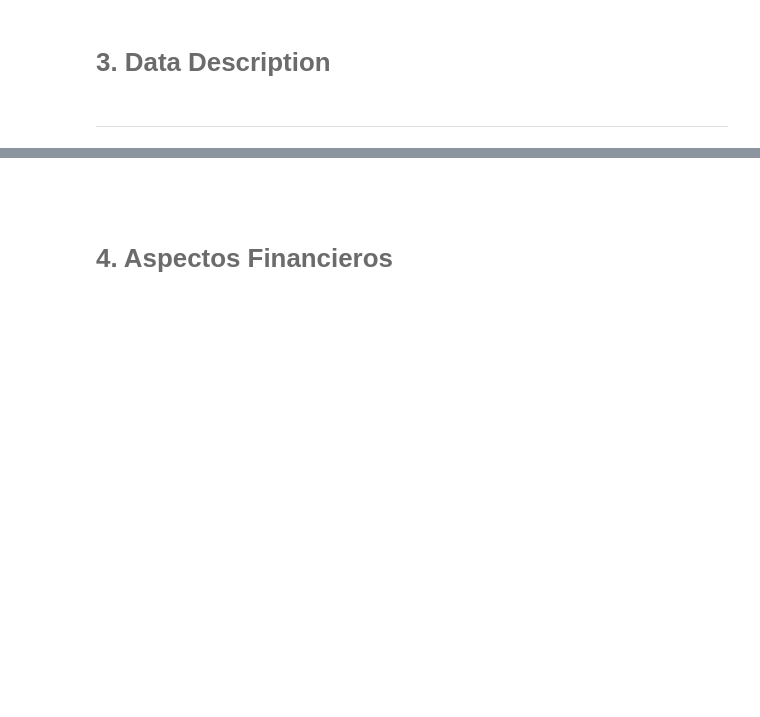
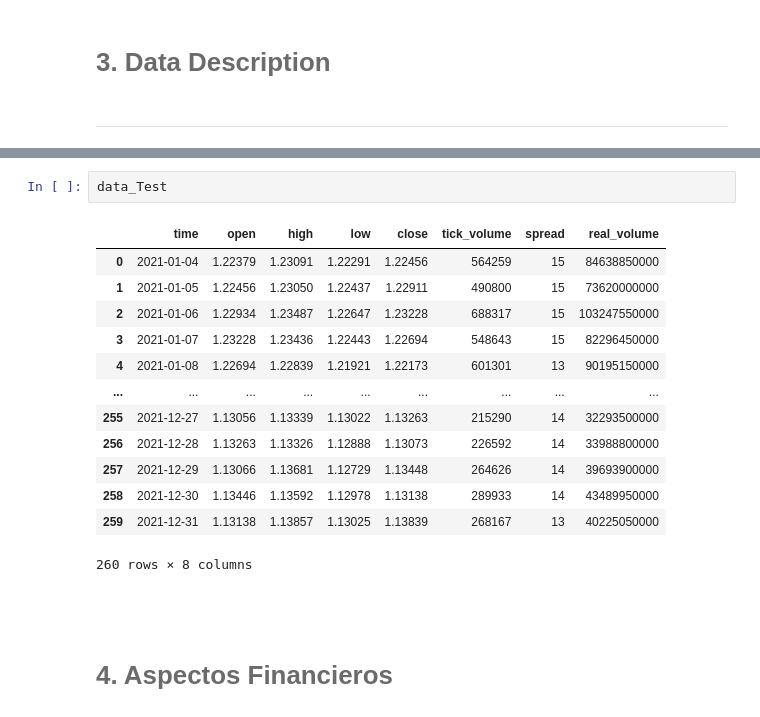
Before and after one commit to JP-GZ/Lab_5_MYST, a Jupyter notebook: notebook.ipynb, the cells around one changed output, grey strips where cells are left out. Cells and saved outputs as stored; diff of their text form; blank space fills up the shorter version.

```diff
--- a/notebook.ipynb
+++ b/notebook.ipynb
@@ -67,3 +90,19 @@ import sys
+# %%
+data_Test
+# %% [output]
+|  | time | open | high | low | close | tick_volume | spread | real_volume |
+| 0 | 2021-01-04 | 1.22379 | 1.23091 | 1.22291 | 1.22456 | 564259 | 15 | 84638850000 |
+| 1 | 2021-01-05 | 1.22456 | 1.23050 | 1.22437 | 1.22911 | 490800 | 15 | 73620000000 |
+| 2 | 2021-01-06 | 1.22934 | 1.23487 | 1.22647 | 1.23228 | 688317 | 15 | 103247550000 |
+| 3 | 2021-01-07 | 1.23228 | 1.23436 | 1.22443 | 1.22694 | 548643 | 15 | 82296450000 |
+| 4 | 2021-01-08 | 1.22694 | 1.22839 | 1.21921 | 1.22173 | 601301 | 13 | 90195150000 |
+| ... | ... | ... | ... | ... | ... | ... | ... | ... |
+| 255 | 2021-12-27 | 1.13056 | 1.13339 | 1.13022 | 1.13263 | 215290 | 14 | 32293500000 |
+| 256 | 2021-12-28 | 1.13263 | 1.13326 | 1.12888 | 1.13073 | 226592 | 14 | 33988800000 |
+| 257 | 2021-12-29 | 1.13066 | 1.13681 | 1.12729 | 1.13448 | 264626 | 14 | 39693900000 |
+| 258 | 2021-12-30 | 1.13446 | 1.13592 | 1.12978 | 1.13138 | 289933 | 14 | 43489950000 |
+| 259 | 2021-12-31 | 1.13138 | 1.13857 | 1.13025 | 1.13839 | 268167 | 13 | 40225050000 |
+260 rows × 8 columns
 # %% [markdown]
 <br>
 # %% [markdown]
```
Also changed, not shown: parts of 15 cells of this notebook, 3 other files.
